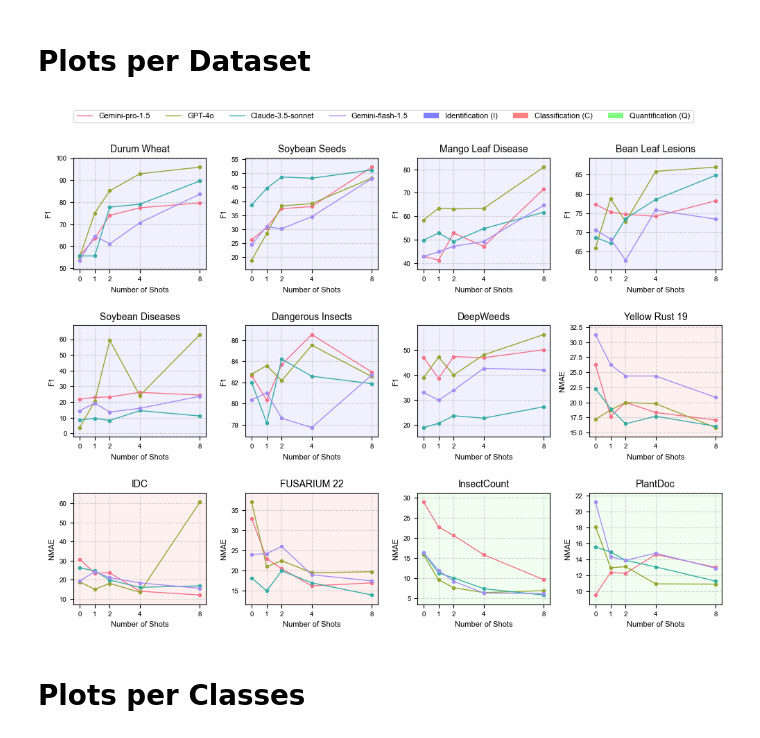
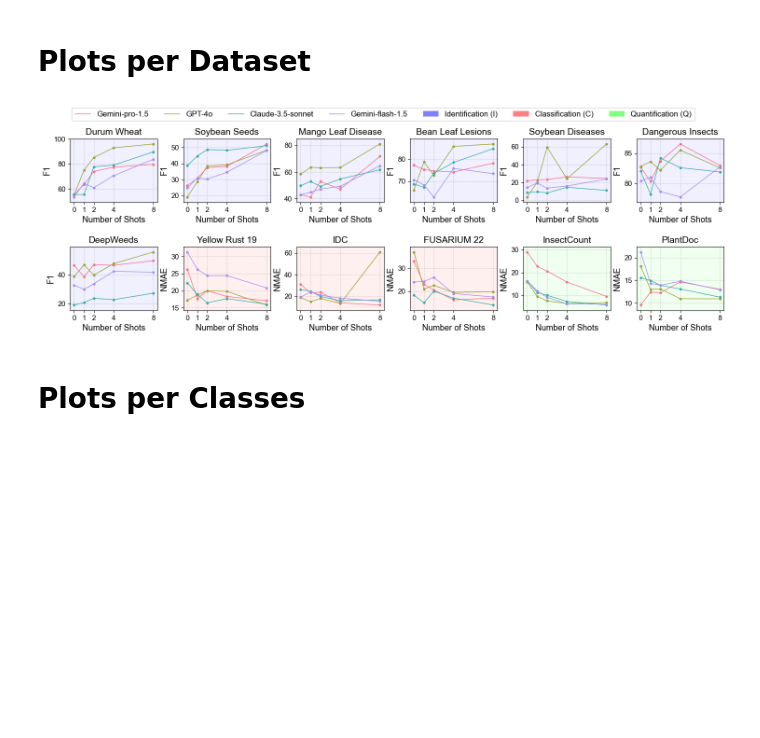
Before and after one commit to arbab-ml/AgEval, a Jupyter notebook: all_llms_analysis.ipynb, the cells around one changed output. Cells and saved outputs as stored; diff of their text form; code cells hidden in the pictures; blank space fills up the shorter version.

Commit message:
fixing fonts of radar and individual tasks plots

```diff
--- a/all_llms_analysis.ipynb
+++ b/all_llms_analysis.ipynb
@@ -702,12 +702,12 @@ import pandas as pd
 
 plt.rcParams.update({
     'font.family': 'Arial',
-    'font.size': 10,
-    'axes.labelsize': 11,
-    'axes.titlesize': 12,
-    'xtick.labelsize': 9,
-    'ytick.labelsize': 9,
-    'legend.fontsize': 10,
+    'font.size': 13,
+    'axes.labelsize': 13,
+    'axes.titlesize': 14,
+    'xtick.labelsize': 11,
+    'ytick.labelsize': 11,
+    'legend.fontsize': 12,
 })
 
 # Create a single figure with three subplots
@@ -756,7 +756,7 @@ for idx, shot in enumerate([0, 2, 8]):
     # Set the labels
     ax.set_xticks(angles[:-1])
     ax.set_xticklabels(datasets)
-    ax.tick_params(axis='both', which='major', pad=20)
+    ax.tick_params(axis='both', which='major', pad=27)
 
     # Remove radial labels and set grid
     ax.set_yticklabels([])
@@ -801,25 +801,26 @@ import matplotlib.gridspec as gridspec
 # Set up the plot style
 plt.rcParams.update({
     'font.family': 'Arial',
-    'font.size': 10,
-    'axes.labelsize': 11,
-    'axes.titlesize': 12,
-    'xtick.labelsize': 9,
-    'ytick.labelsize': 9,
-    'legend.fontsize': 10,
+    'font.size': 13,
+    'axes.labelsize': 13,
+    'axes.titlesize': 14,
+    'xtick.labelsize': 11,
+    'ytick.labelsize': 11,
+    'legend.fontsize': 12,
 })
+
 # Prepare data
 shots = [0, 1, 2, 4, 8]
-models = [model for model in result_table_dict[0].index if model not in  ('LLaVA v1.6 34B', 'Claude-3-haiku')]
+models = [model for model in result_table_dict[0].index if model not in ('LLaVA v1.6 34B', 'Claude-3-haiku')]
 datasets = [dataset for dataset in result_table_dict[0].columns if dataset[3] != 'IP02']
 
 # Set up the grid
 n_datasets = len(datasets)
-n_cols = 4
+n_cols = 6  # Changed to 6 figures per row
 n_rows = math.ceil(n_datasets / n_cols)
 
 # Create the main figure
-fig = plt.figure(figsize=(10, 2.5 * n_rows))
+fig = plt.figure(figsize=(15, 2.5 * n_rows))  # Increased figure width
 
 # Use GridSpec for more control over subplot positioning
 gs = gridspec.GridSpec(n_rows, n_cols)
@@ -846,13 +847,7 @@ for i, dataset in enumerate(datasets):
     row = i // n_cols
     col = i % n_cols
 
-    # Center the plots in the last row
-    if row == n_rows - 1:
-        n_plots_last_row = n_datasets - (n_rows - 1) * n_cols
-        offset = (n_cols - n_plots_last_row) // 2
-        ax = fig.add_subplot(gs[row, col + offset])
-    else:
-        ax = fig.add_subplot(gs[row, col])
+    ax = fig.add_subplot(gs[row, col])
 
     ax.set_facecolor(bg_colors[dataset[0]])
 
@@ -862,44 +857,43 @@ for i, dataset in enumerate(datasets):
         all_values.extend(values)
         ax.plot(shots, values, marker='o', markersize=3, linewidth=1, color=model_colors[j])
 
-    ax.set_title(f'{dataset[3]}', fontsize=10)
-    ax.set_xlabel('Number of Shots', fontsize=8)
-    ax.set_ylabel(dataset[1], fontsize=8)
-    ax.tick_params(axis='both', which='major', labelsize=7)
+    ax.set_title(f'{dataset[3]}')
+    ax.set_xlabel('Number of Shots')
+    ax.set_ylabel(dataset[1])
 
     # Set y-axis limits dynamically
     y_min, y_max = min(all_values), max(all_values)
     y_range = y_max - y_min
     ax.set_ylim(y_min - 0.1 * y_range, y_max + 0.1 * y_range)
 
     # Add grid lines
     ax.grid(True, linestyle='--', alpha=0.5)
 
     # Set x-axis ticks
     ax.set_xticks(shots)
 
 # Create a custom legend
 legend_elements = [plt.Line2D([0], [0], color=model_colors[i], lw=1, label=model)
                    for i, model in enumerate(models)]
 
 # Add problem type legend with intense colors
 problem_type_patches = [mpatches.Patch(facecolor=color, edgecolor='none', label=ptype)
                         for ptype, color in legend_colors.items()]
 legend_elements.extend(problem_type_patches)
 
 fig.legend(handles=legend_elements, loc='upper center', bbox_to_anchor=(0.5, 1.02),
-           ncol=len(models) + len(bg_colors), fontsize=8)
+           ncol=len(models) + len(bg_colors))
 
 # Adjust the layout
 plt.tight_layout()
-plt.subplots_adjust(top=0.92, hspace=0.5, wspace=0.3)  # Make room for the legend and adjust spacing
+plt.subplots_adjust(top=0.87, hspace=0.7, wspace=0.3)  # Make room for the legend and adjust spacing
 
 # Save the figure
 plt.savefig('analysis/individual_plots.pdf', bbox_inches='tight')
 # Show the plot
 plt.show()
 # %% [output]
-[figure, old version]
+[figure, new version]
 # %% [markdown]
 # Plots per Classes
 # %%
```
Also changed, not shown: parts of 1 cell of this notebook, 3 other files.
